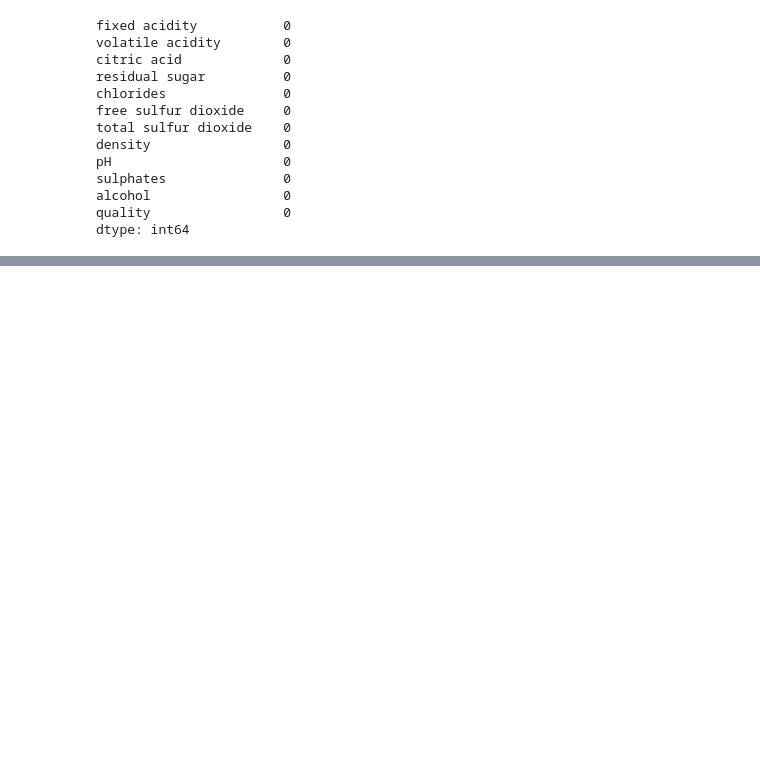
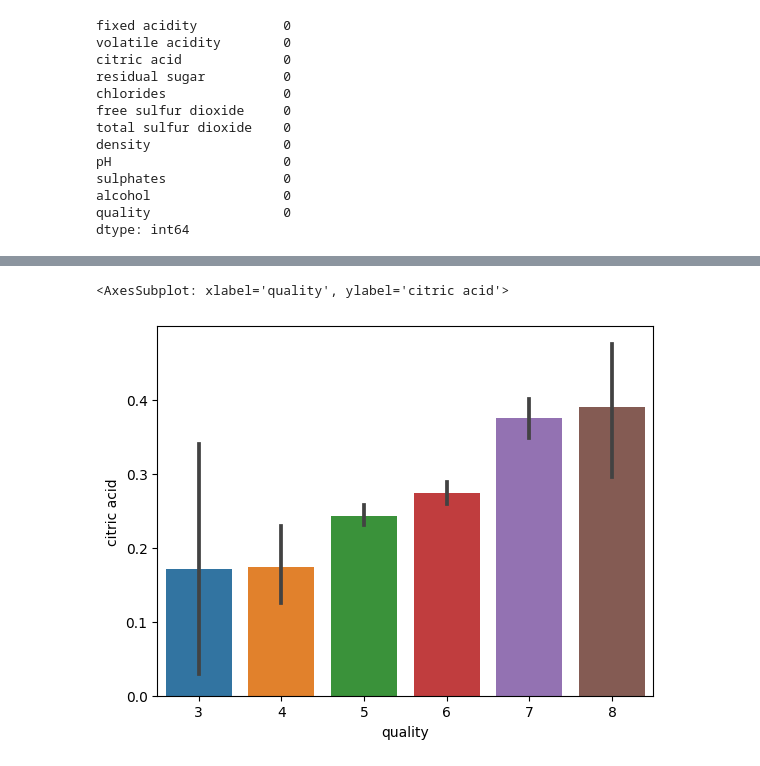
Before and after one commit to itssingh14/wine_quality_prediction, a Jupyter notebook: notebook.ipynb, the cells around one changed output, grey strips where cells are left out. Drawn from its saved outputs; the diff is of its cells as text; code cells hidden in the pictures; blank space fills up the shorter version.

```diff
--- a/notebook.ipynb
+++ b/notebook.ipynb
@@ -75,0 +87,5 @@ dtype: int64
+# %%
+sns.barplot(data=dataset, x='quality', y='citric acid')
+# %% [output]
+<AxesSubplot: xlabel='quality', ylabel='citric acid'>
+[figure, added]
```
Also changed, not shown: parts of 10 cells of this notebook.
